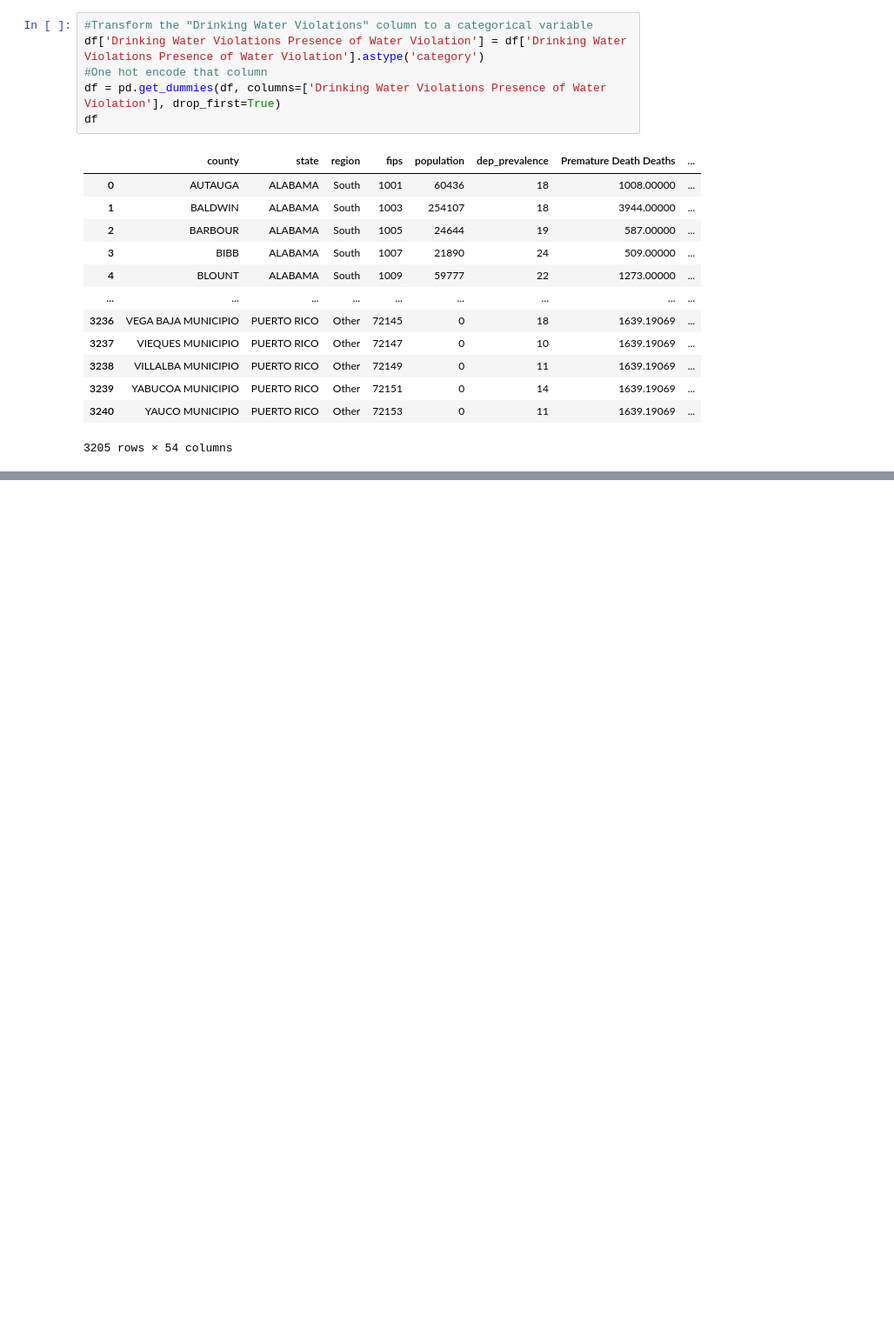
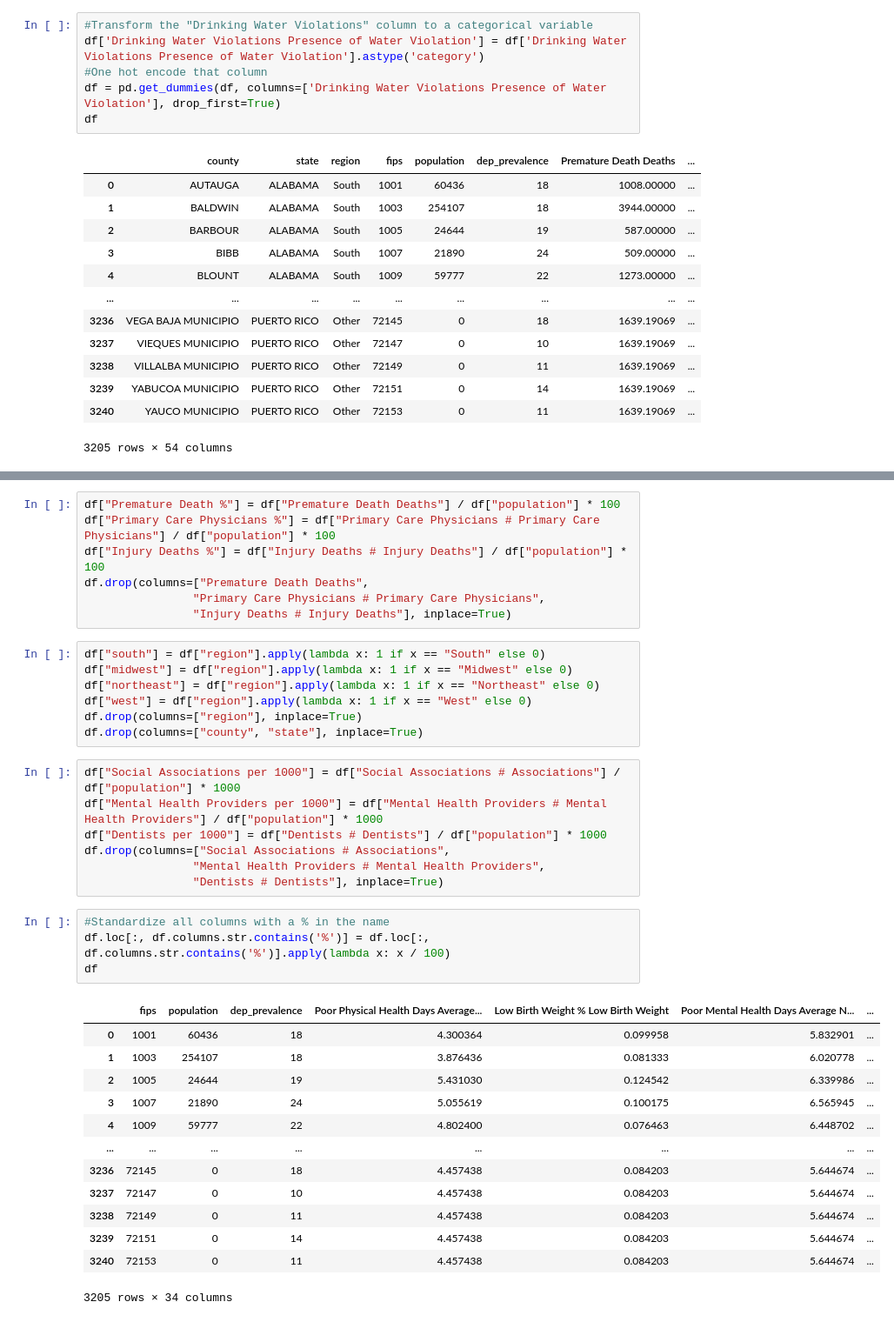
Before and after one commit to EZags/Milliman-Project-2025, a Jupyter notebook: 3_Feature_Engineering.ipynb, the cells around one changed output, grey strips where cells are left out. Shown at 87% size. Drawn from its saved outputs; the diff is of its cells as text; blank space fills up the shorter version.

```diff
--- a/3_Feature_Engineering.ipynb
+++ b/3_Feature_Engineering.ipynb
@@ -349,0 +294,39 @@ Text(0.5, 1.0, 'Correlation Heatmap')
+# %%
+df["Premature Death %"] = df["Premature Death Deaths"] / df["population"] * 100
+df["Primary Care Physicians %"] = df["Primary Care Physicians # Primary Care Physicians"] / df["population"] * 100
+df["Injury Deaths %"] = df["Injury Deaths # Injury Deaths"] / df["population"] * 100
+df.drop(columns=["Premature Death Deaths",
+                "Primary Care Physicians # Primary Care Physicians",
+                "Injury Deaths # Injury Deaths"], inplace=True)
+# %%
+df["south"] = df["region"].apply(lambda x: 1 if x == "South" else 0)
+df["midwest"] = df["region"].apply(lambda x: 1 if x == "Midwest" else 0)
+df["northeast"] = df["region"].apply(lambda x: 1 if x == "Northeast" else 0)
+df["west"] = df["region"].apply(lambda x: 1 if x == "West" else 0)
+df.drop(columns=["region"], inplace=True)
+df.drop(columns=["county", "state"], inplace=True)
+# %%
+df["Social Associations per 1000"] = df["Social Associations # Associations"] / df["population"] * 1000
+df["Mental Health Providers per 1000"] = df["Mental Health Providers # Mental Health Providers"] / df["population"] * 1000
+df["Dentists per 1000"] = df["Dentists # Dentists"] / df["population"] * 1000
+df.drop(columns=["Social Associations # Associations",
+                "Mental Health Providers # Mental Health Providers",
+                "Dentists # Dentists"], inplace=True)
+# %%
+#Standardize all columns with a % in the name
+df.loc[:, df.columns.str.contains('%')] = df.loc[:, df.columns.str.contains('%')].apply(lambda x: x / 100)
+df
+# %% [output]
+|  | fips | population | dep_prevalence | Poor Physical Health Days Average... | Low Birth Weight % Low Birth Weight | Poor Mental Health Days Average N... | ... |
+| 0 | 1001 | 60436 | 18 | 4.300364 | 0.099958 | 5.832901 | ... |
+| 1 | 1003 | 254107 | 18 | 3.876436 | 0.081333 | 6.020778 | ... |
+| 2 | 1005 | 24644 | 19 | 5.431030 | 0.124542 | 6.339986 | ... |
+| 3 | 1007 | 21890 | 24 | 5.055619 | 0.100175 | 6.565945 | ... |
+| 4 | 1009 | 59777 | 22 | 4.802400 | 0.076463 | 6.448702 | ... |
+| ... | ... | ... | ... | ... | ... | ... | ... |
+| 3236 | 72145 | 0 | 18 | 4.457438 | 0.084203 | 5.644674 | ... |
+| 3237 | 72147 | 0 | 10 | 4.457438 | 0.084203 | 5.644674 | ... |
+| 3238 | 72149 | 0 | 11 | 4.457438 | 0.084203 | 5.644674 | ... |
+| 3239 | 72151 | 0 | 14 | 4.457438 | 0.084203 | 5.644674 | ... |
+| 3240 | 72153 | 0 | 11 | 4.457438 | 0.084203 | 5.644674 | ... |
+3205 rows × 34 columns
```
Also changed, not shown: parts of 8 cells of this notebook.
